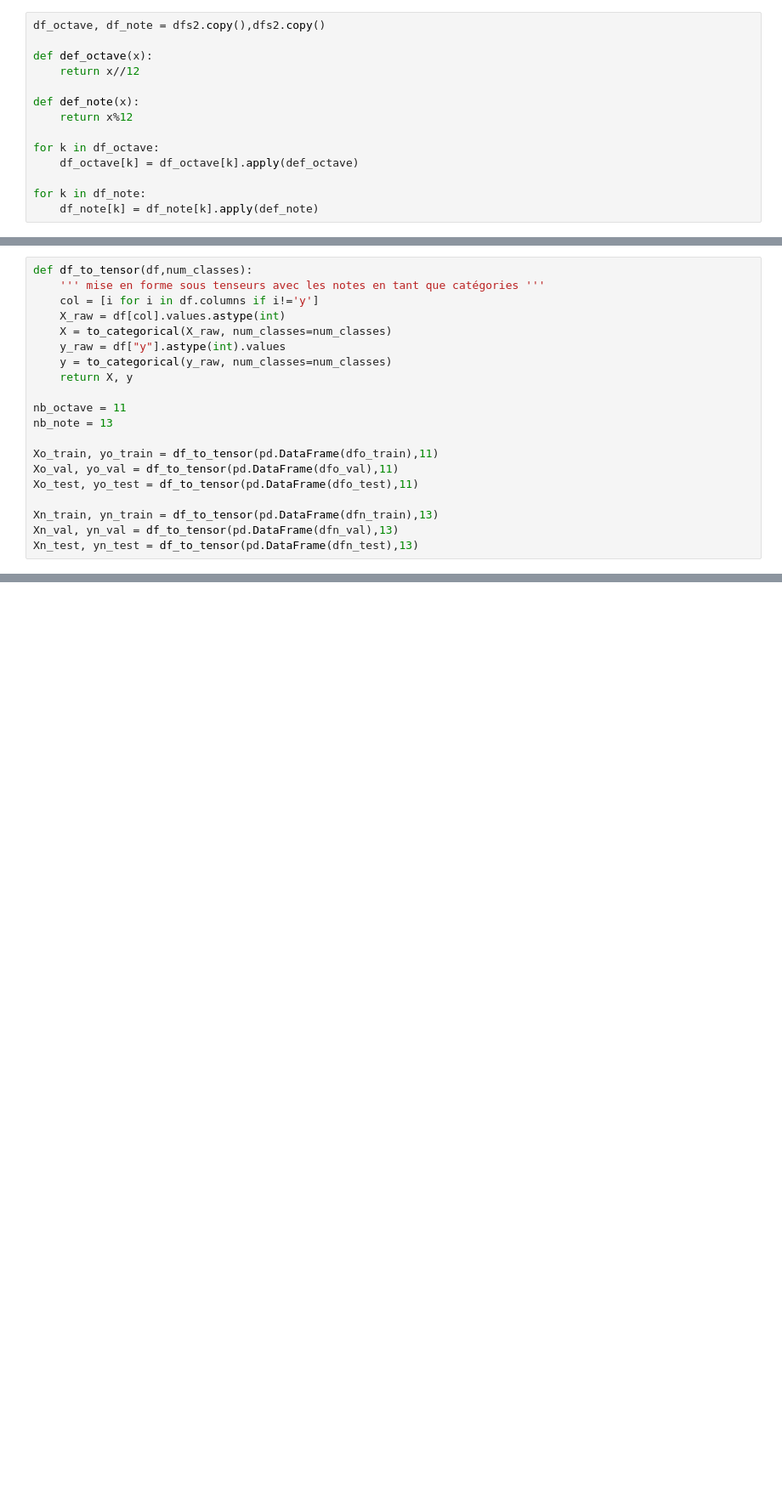
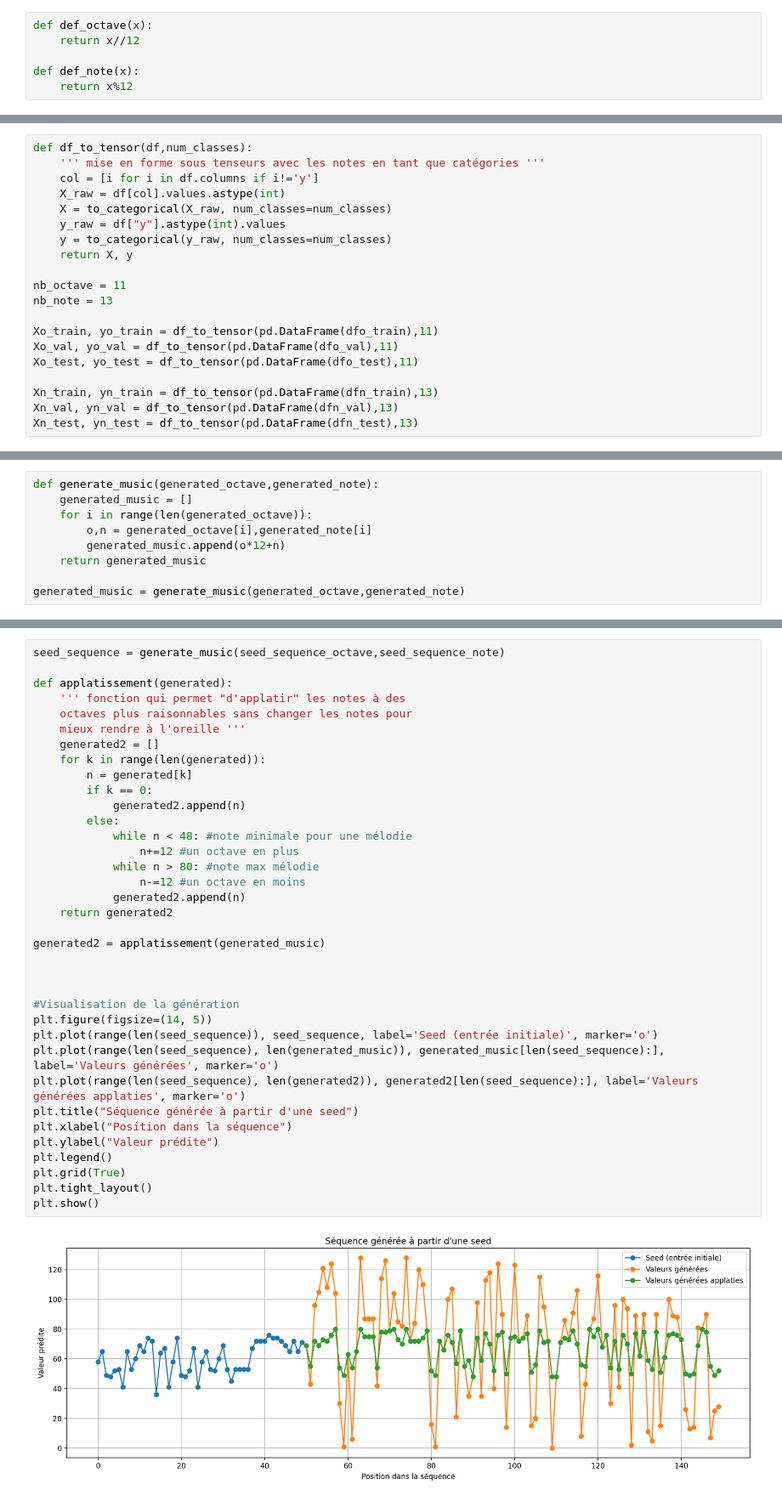
Before and after one commit to klarispng/DEEPL_PROJET, a Jupyter notebook: v2/melody_generation_v2.ipynb, the cells around one changed output, grey strips where cells are left out. Shown at 85% size. Drawn from its saved outputs; the diff is of its cells as text; blank space fills up the shorter version.

Commit message:
v2 fonctionnelle

```diff
--- a/v2/melody_generation_v2.ipynb
+++ b/v2/melody_generation_v2.ipynb
@@ -103,14 +117,6 @@ dfs2
 # %%
-df_octave, df_note = dfs2.copy(),dfs2.copy()
-
 def def_octave(x):
     return x//12
 
 def def_note(x):
     return x%12
-
-for k in df_octave:
-    df_octave[k] = df_octave[k].apply(def_octave)
-
-for k in df_note:
-    df_note[k] = df_note[k].apply(def_note)
@@ -249,0 +325,9 @@ plt.show()
+# %%
+def generate_music(generated_octave,generated_note):
+    generated_music = []
+    for i in range(len(generated_octave)):
+        o,n = generated_octave[i],generated_note[i]
+        generated_music.append(o*12+n)
+    return generated_music
+
+generated_music = generate_music(generated_octave,generated_note)
@@ -249,0 +347,38 @@ plt.show()
+# %%
+seed_sequence = generate_music(seed_sequence_octave,seed_sequence_note)
+
+def applatissement(generated):
+    ''' fonction qui permet "d'applatir" les notes à des
+    octaves plus raisonnables sans changer les notes pour
+    mieux rendre à l'oreille '''
+    generated2 = []
+    for k in range(len(generated)):
+        n = generated[k]
+        if k == 0:
+            generated2.append(n)
+        else:
+            while n < 48: #note minimale pour une mélodie
+                n+=12 #un octave en plus
+            while n > 80: #note max mélodie
+                n-=12 #un octave en moins
+            generated2.append(n)
+    return generated2
+
+generated2 = applatissement(generated_music)
+
+
+
+#Visualisation de la génération
+plt.figure(figsize=(14, 5))
+plt.plot(range(len(seed_sequence)), seed_sequence, label='Seed (entrée initiale)', marker='o')
+plt.plot(range(len(seed_sequence), len(generated_music)), generated_music[len(seed_sequence):], label='Valeurs générées', marker='o')
+plt.plot(range(len(seed_sequence), len(generated2)), generated2[len(seed_sequence):], label='Valeurs générées applaties', marker='o')
+plt.title("Séquence générée à partir d'une seed")
+plt.xlabel("Position dans la séquence")
+plt.ylabel("Valeur prédite")
+plt.legend()
+plt.grid(True)
+plt.tight_layout()
+plt.show()
+# %% [output]
+[figure, added]
```
Also changed, not shown: parts of 11 cells of this notebook, 2 other files.
